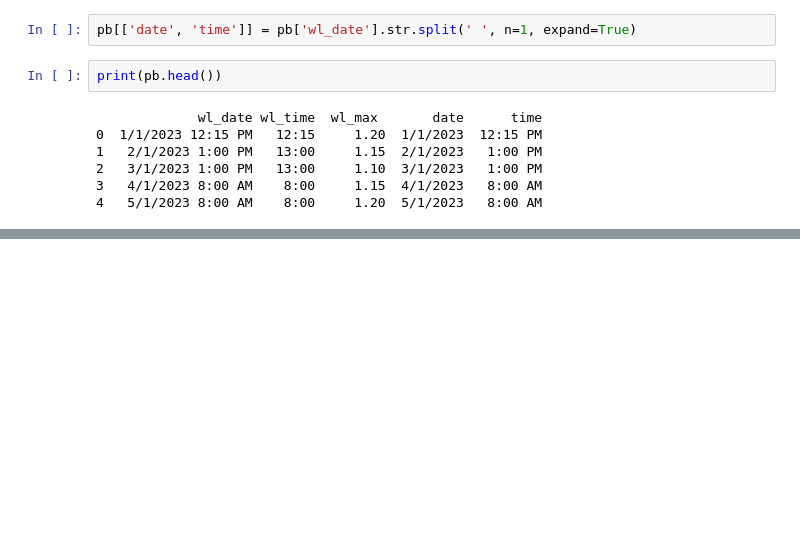
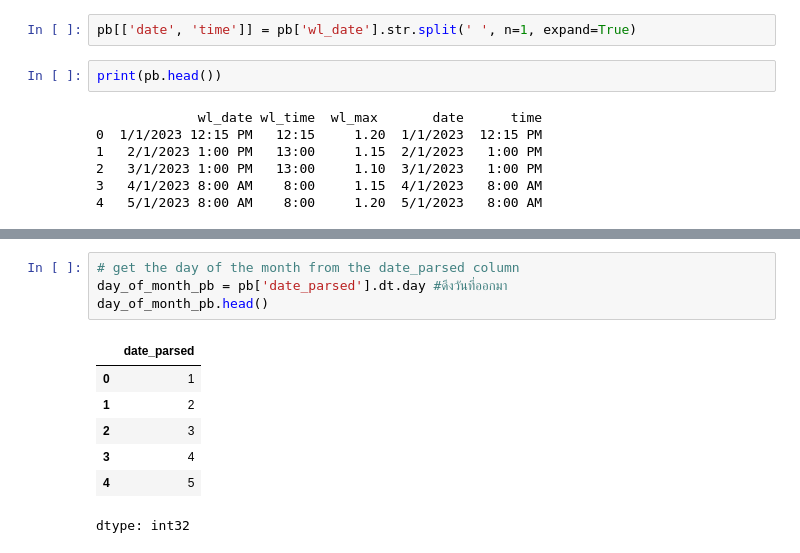
Before and after one commit to Suchada2000/MY-WORK, a Jupyter notebook: Untitled22.ipynb, the cells around one changed output, grey strips where cells are left out. Saved outputs shown, nothing was run; the diff lists cells and outputs as text; blank space fills up the shorter version.

```diff
--- a/Untitled22.ipynb
+++ b/Untitled22.ipynb
@@ -246,0 +279,12 @@ dtype('O')
+# %%
+# get the day of the month from the date_parsed column
+day_of_month_pb = pb['date_parsed'].dt.day #ดึงวันที่ออกมา
+day_of_month_pb.head()
+# %% [output]
+|  | date_parsed |
+| 0 | 1 |
+| 1 | 2 |
+| 2 | 3 |
+| 3 | 4 |
+| 4 | 5 |
+dtype: int32
```
Also changed, not shown: parts of 20 cells of this notebook.
